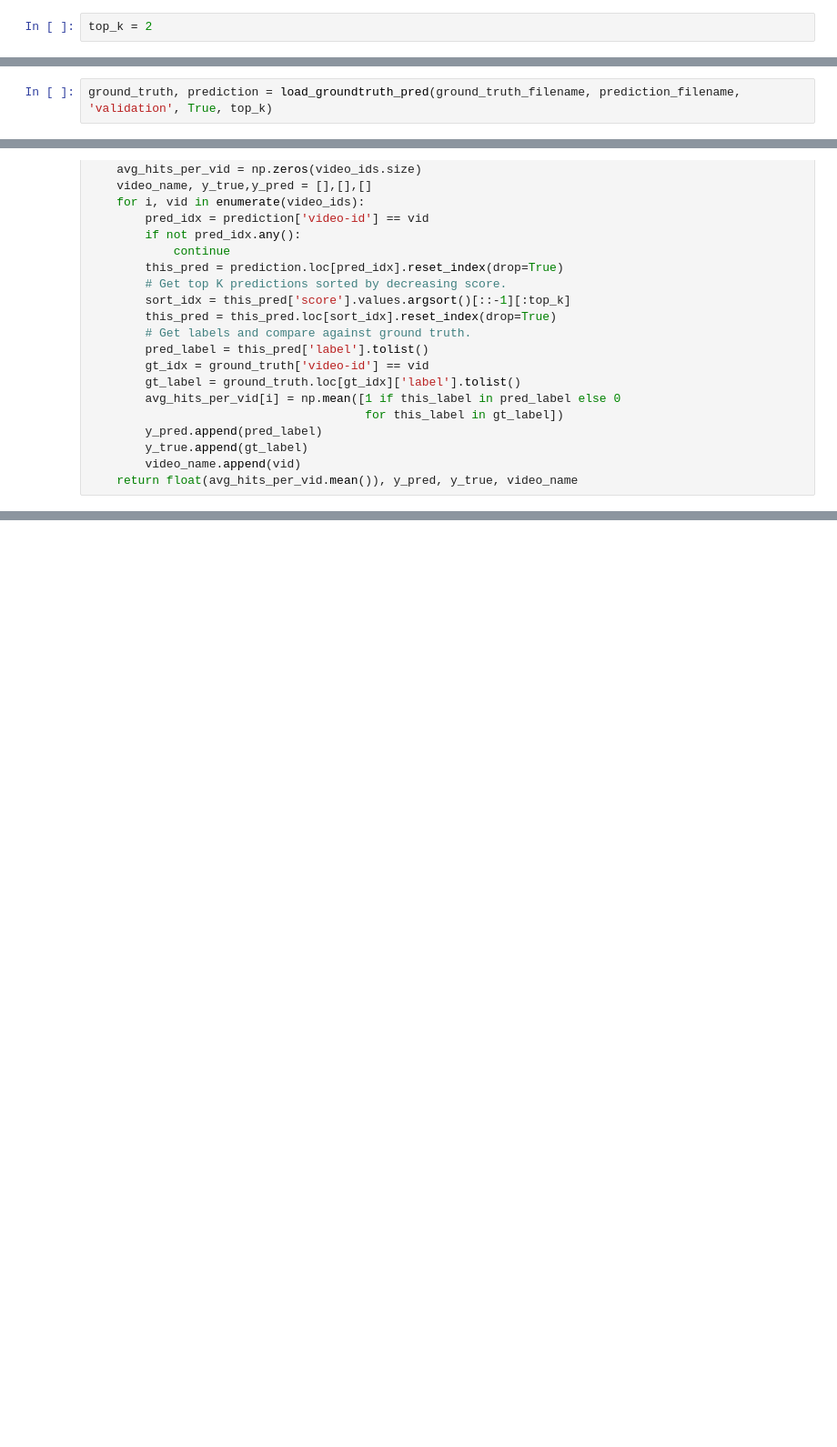
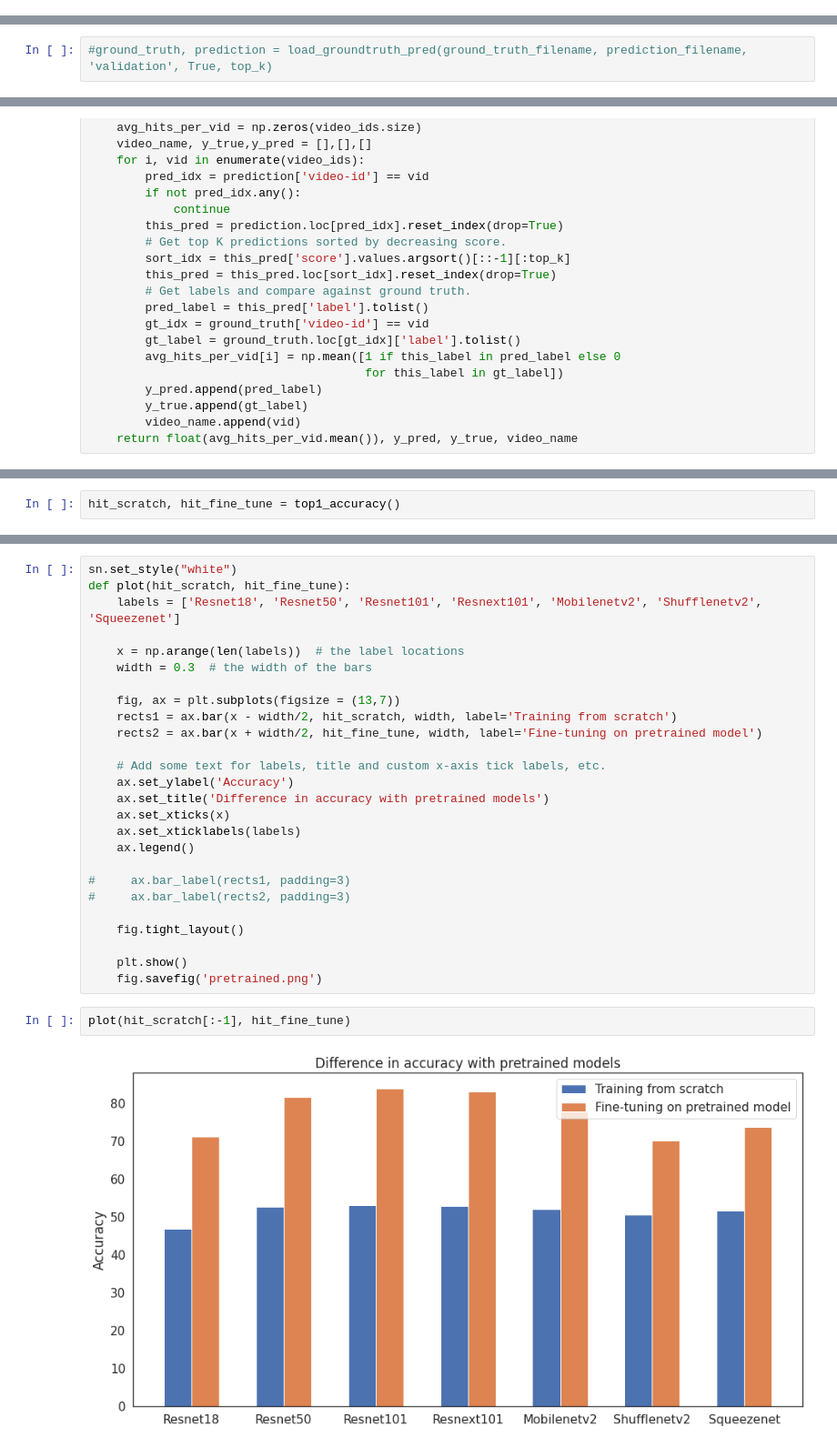
Before and after one commit to reetikaag/human-activity-recognition, a Jupyter notebook: Efficient-3DCNNs/Evaluate_metrics.ipynb, the cells around one changed output, grey strips where cells are left out. Shown at 91% size. Saved outputs shown, nothing was run; the diff lists cells and outputs as text; blank space fills up the shorter version.

```diff
--- a/Efficient-3DCNNs/Evaluate_metrics.ipynb
+++ b/Efficient-3DCNNs/Evaluate_metrics.ipynb
@@ -5,5 +1,3 @@ prediction_filename = "/home/shared/workspace/human-activity-recognition/Efficie
-# %%
-top_k = 2
 # %%
 import json
 import numpy as np
@@ -99,4 +95,4 @@ def _import_prediction(prediction_filename, activity_index):
                                'score': score_lst})
     return prediction
 # %%
-ground_truth, prediction = load_groundtruth_pred(ground_truth_filename, prediction_filename, 'validation', True, top_k)
+#ground_truth, prediction = load_groundtruth_pred(ground_truth_filename, prediction_filename, 'validation', True, top_k)
@@ -207,0 +191,2 @@ evaluate(ground_truth, prediction, top_k, True )
+# %%
+hit_scratch, hit_fine_tune = top1_accuracy()
@@ -207,0 +231,30 @@ evaluate(ground_truth, prediction, top_k, True )
+# %%
+sn.set_style("white")
+def plot(hit_scratch, hit_fine_tune):
+    labels = ['Resnet18', 'Resnet50', 'Resnet101', 'Resnext101', 'Mobilenetv2', 'Shufflenetv2', 'Squeezenet']
+
+    x = np.arange(len(labels))  # the label locations
+    width = 0.3  # the width of the bars
+
+    fig, ax = plt.subplots(figsize = (13,7))
+    rects1 = ax.bar(x - width/2, hit_scratch, width, label='Training from scratch')
+    rects2 = ax.bar(x + width/2, hit_fine_tune, width, label='Fine-tuning on pretrained model')
+
+    # Add some text for labels, title and custom x-axis tick labels, etc.
+    ax.set_ylabel('Accuracy')
+    ax.set_title('Difference in accuracy with pretrained models')
+    ax.set_xticks(x)
+    ax.set_xticklabels(labels)
+    ax.legend()
+
+#     ax.bar_label(rects1, padding=3)
+#     ax.bar_label(rects2, padding=3)
+
+    fig.tight_layout()
+
+    plt.show()
+    fig.savefig('pretrained.png')
+# %%
+plot(hit_scratch[:-1], hit_fine_tune)
+# %% [output]
+[figure, added]
```
Also changed, not shown: parts of 15 cells of this notebook, 24 other files.
